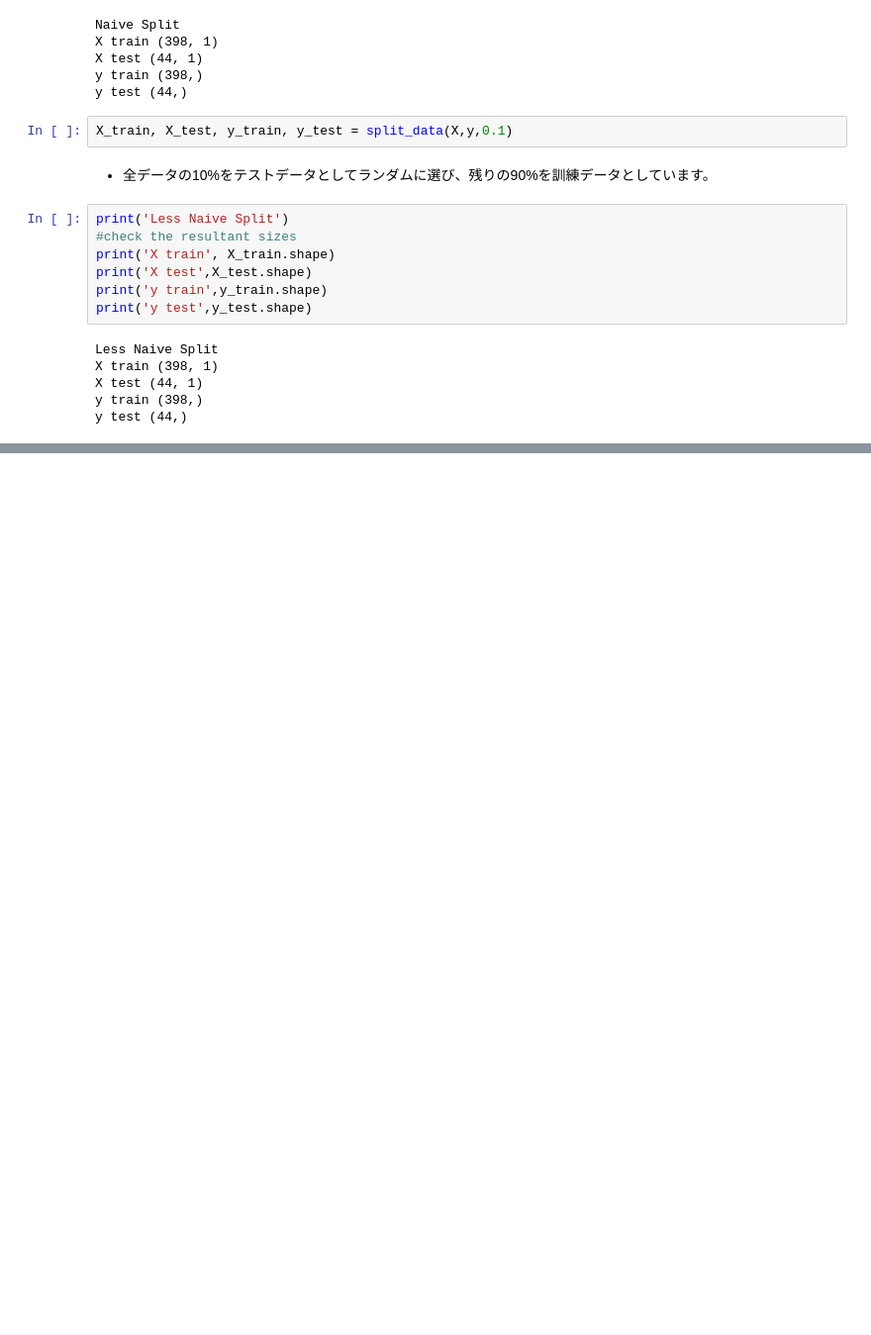
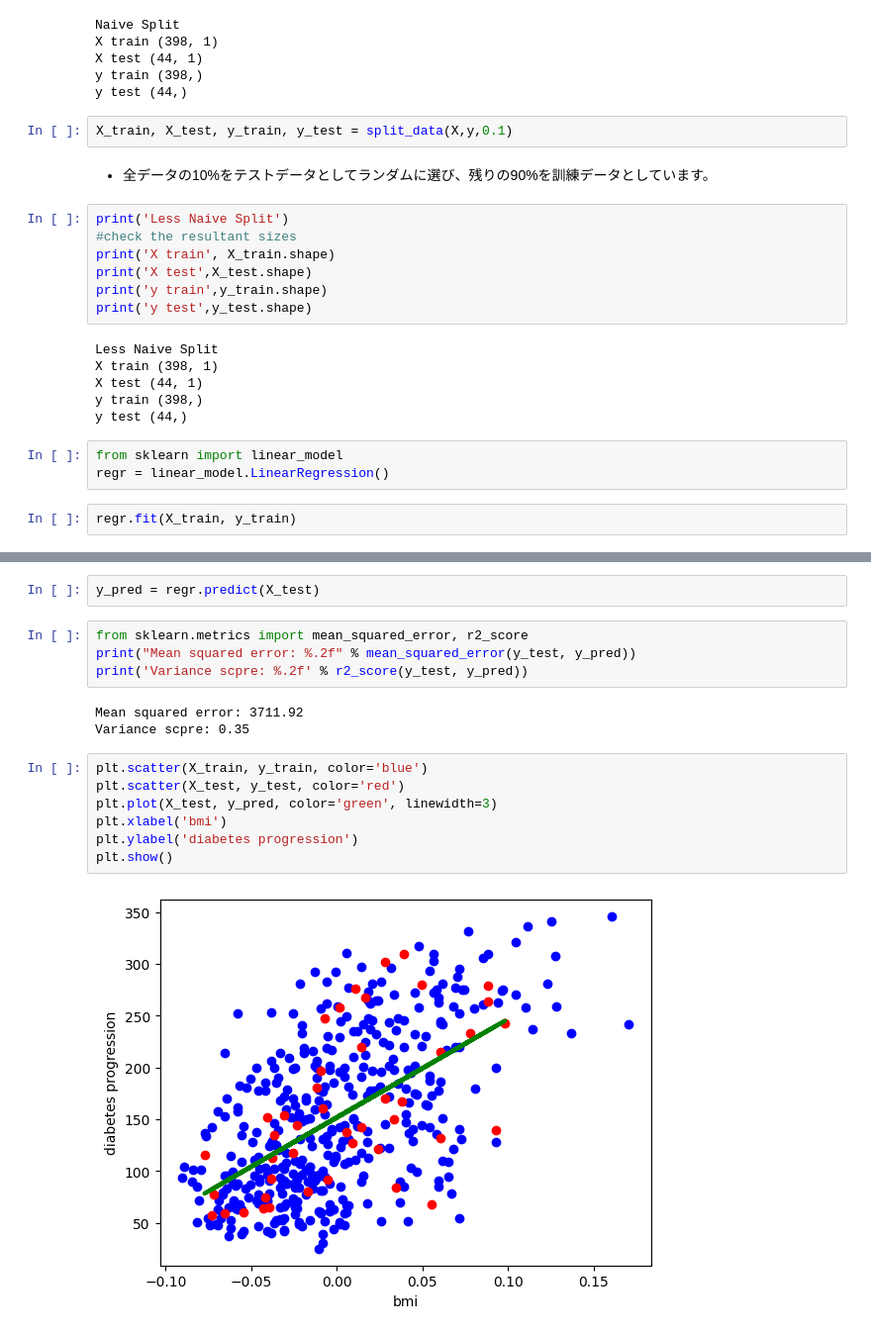
Before and after one commit to soso0024/python-ARTIN, a Jupyter notebook: HomeWork/DatasetsForRegression.ipynb, the cells around one changed output, grey strips where cells are left out. Shown at 99% size. Drawn from its saved outputs; the diff is of its cells as text; blank space fills up the shorter version.

```diff
--- a/HomeWork/DatasetsForRegression.ipynb
+++ b/HomeWork/DatasetsForRegression.ipynb
@@ -116,3 +127,8 @@ X train (398, 1)
 X test (44, 1)
 y train (398,)
 y test (44,)
+# %%
+from sklearn import linear_model
+regr = linear_model.LinearRegression()
+# %%
+regr.fit(X_train, y_train)
@@ -118,0 +145,18 @@ y test (44,)
+# %%
+y_pred = regr.predict(X_test)
+# %%
+from sklearn.metrics import mean_squared_error, r2_score
+print("Mean squared error: %.2f" % mean_squared_error(y_test, y_pred))
+print('Variance scpre: %.2f' % r2_score(y_test, y_pred))
+# %% [output]
+Mean squared error: 3711.92
+Variance scpre: 0.35
+# %%
+plt.scatter(X_train, y_train, color='blue')
+plt.scatter(X_test, y_test, color='red')
+plt.plot(X_test, y_pred, color='green', linewidth=3)
+plt.xlabel('bmi')
+plt.ylabel('diabetes progression')
+plt.show()
+# %% [output]
+[figure, added]
```
Also changed, not shown: parts of 5 cells of this notebook, 1 other file.
